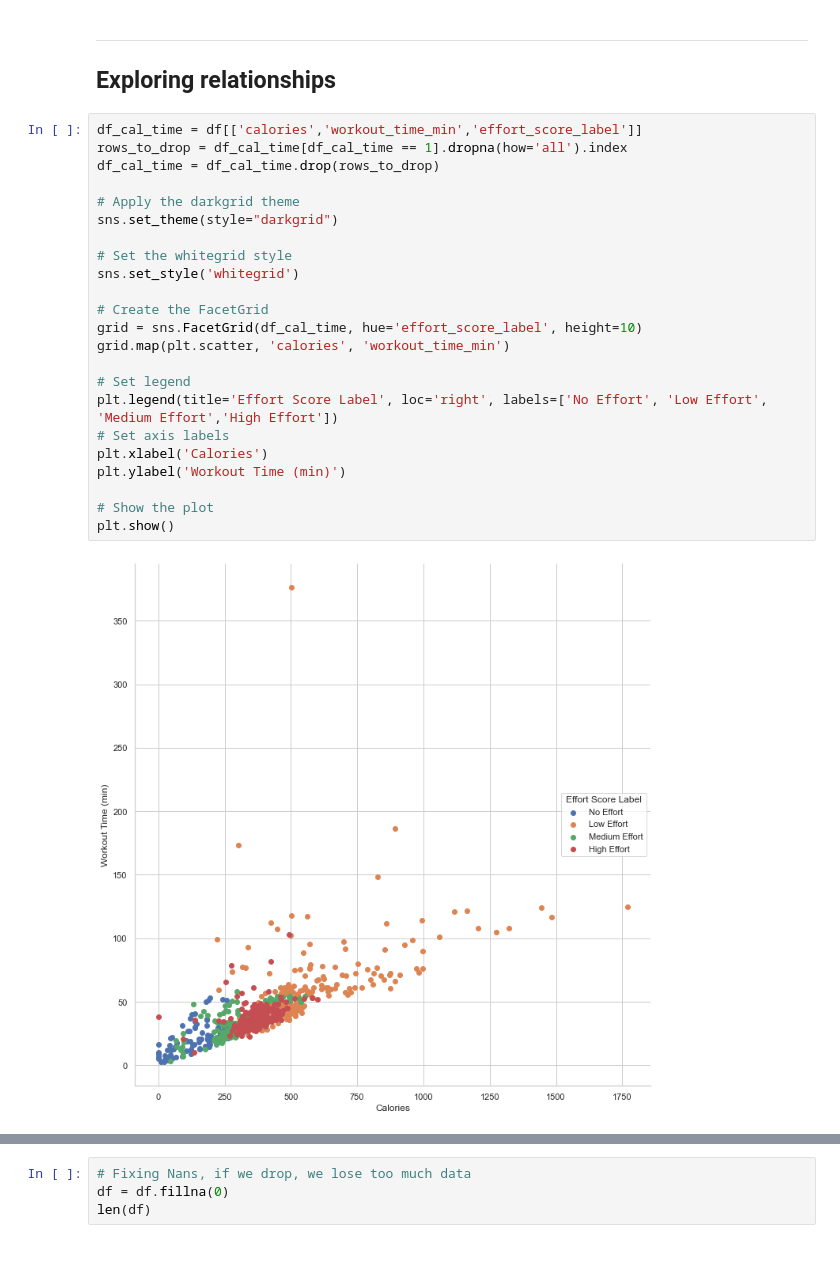
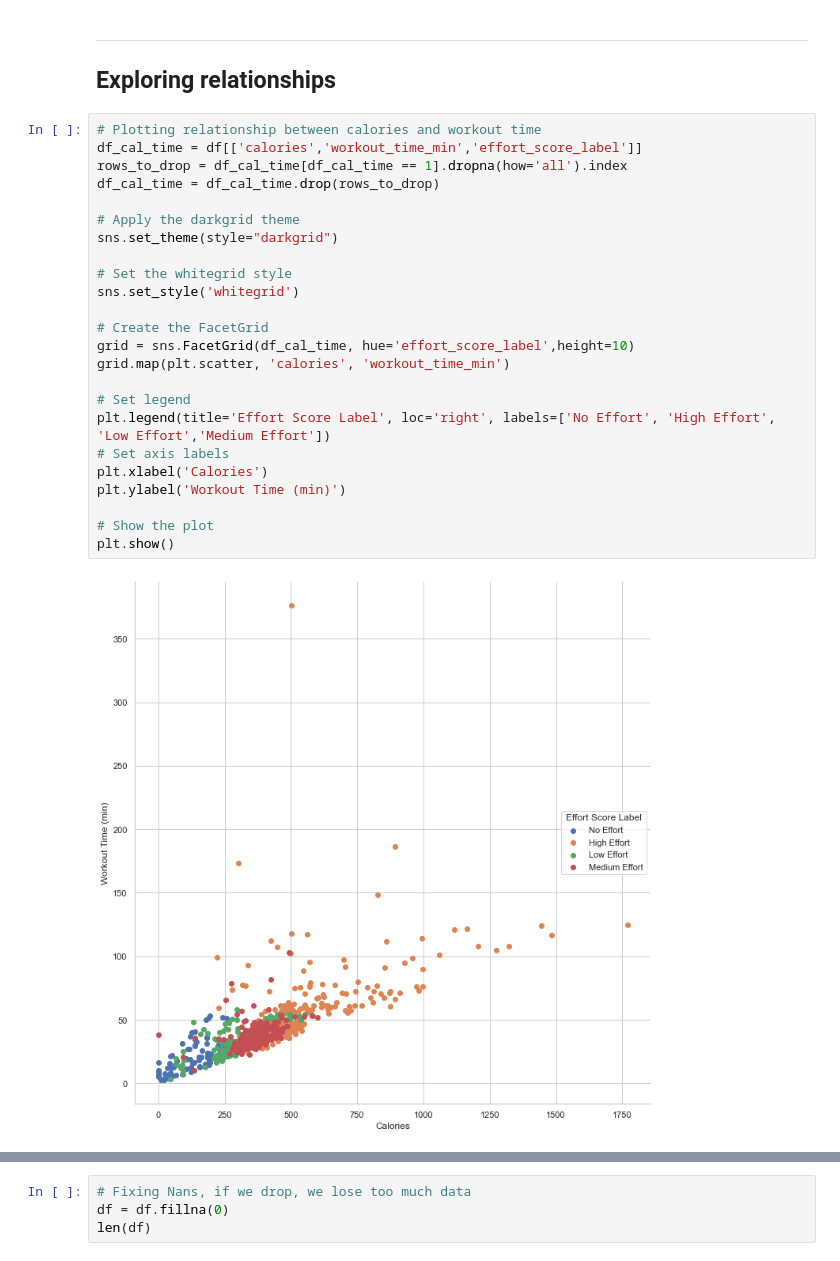
Before and after one commit to ManuelElizaldi/PyStrava, a Jupyter notebook: KNN_Notebook.ipynb, the cells around one changed output, grey strips where cells are left out. Drawn from its saved outputs; the diff is of its cells as text.

```diff
--- a/KNN_Notebook.ipynb
+++ b/KNN_Notebook.ipynb
@@ -25,28 +15,29 @@ df_model = df[['distance','workout_time_min','calories','total_elevation_gain',
 --------------------------------
 ## Exploring relationships
 # %%
+# Plotting relationship between calories and workout time
 df_cal_time = df[['calories','workout_time_min','effort_score_label']]
 rows_to_drop = df_cal_time[df_cal_time == 1].dropna(how='all').index
 df_cal_time = df_cal_time.drop(rows_to_drop)
 
 # Apply the darkgrid theme
 sns.set_theme(style="darkgrid")
 
 # Set the whitegrid style
 sns.set_style('whitegrid')
 
 # Create the FacetGrid
-grid = sns.FacetGrid(df_cal_time, hue='effort_score_label', height=10)
+grid = sns.FacetGrid(df_cal_time, hue='effort_score_label',height=10)
 grid.map(plt.scatter, 'calories', 'workout_time_min')
 
 # Set legend
-plt.legend(title='Effort Score Label', loc='right', labels=['No Effort', 'Low Effort', 'Medium Effort','High Effort'])
+plt.legend(title='Effort Score Label', loc='right', labels=['No Effort', 'High Effort', 'Low Effort','Medium Effort'])
 # Set axis labels
 plt.xlabel('Calories')
 plt.ylabel('Workout Time (min)')
 
 # Show the plot
 plt.show()
 # %% [output]
-[figure, old version]
+[figure, new version]
 # %%
```
Also changed, not shown: parts of 17 cells of this notebook.
